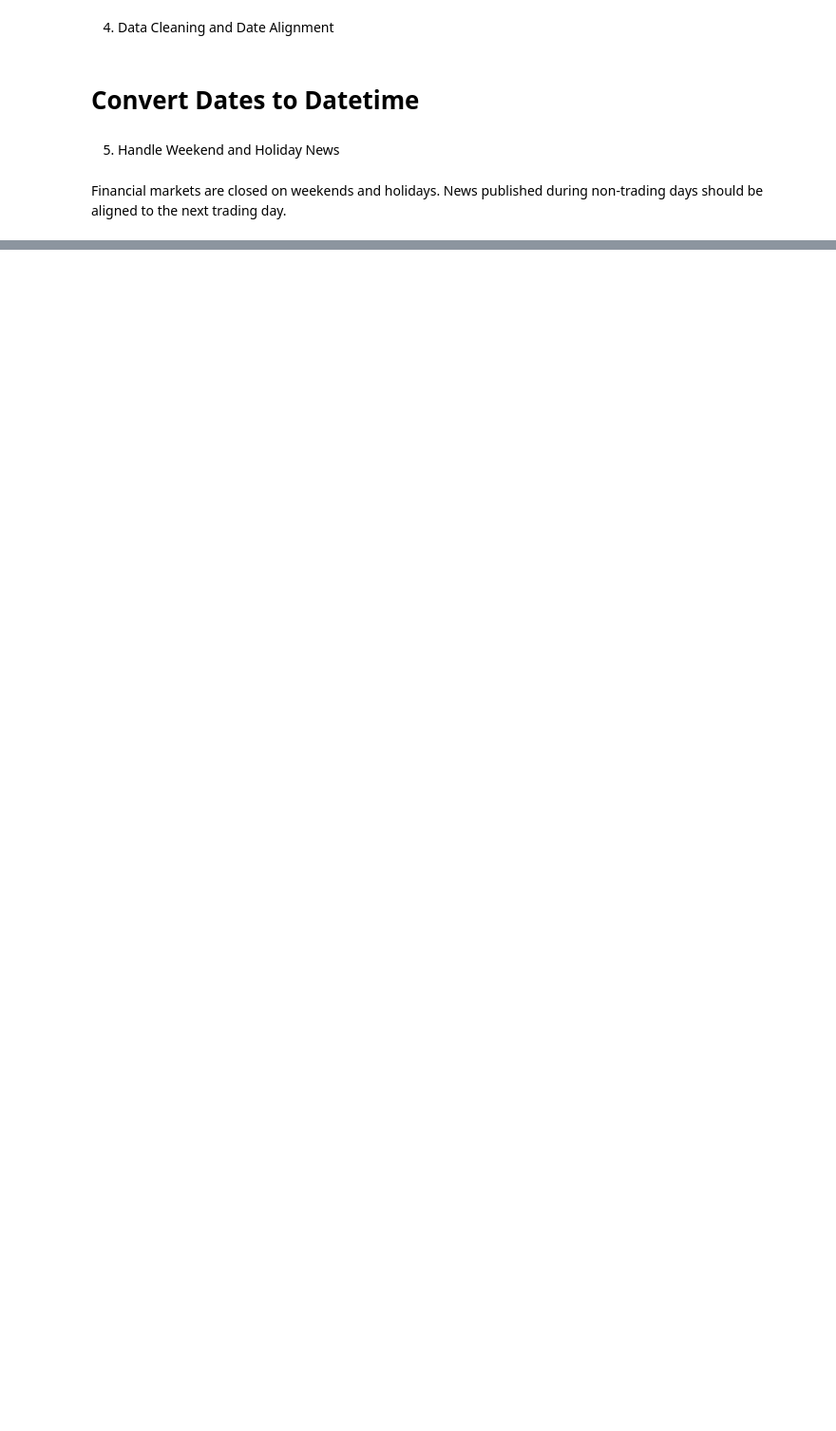
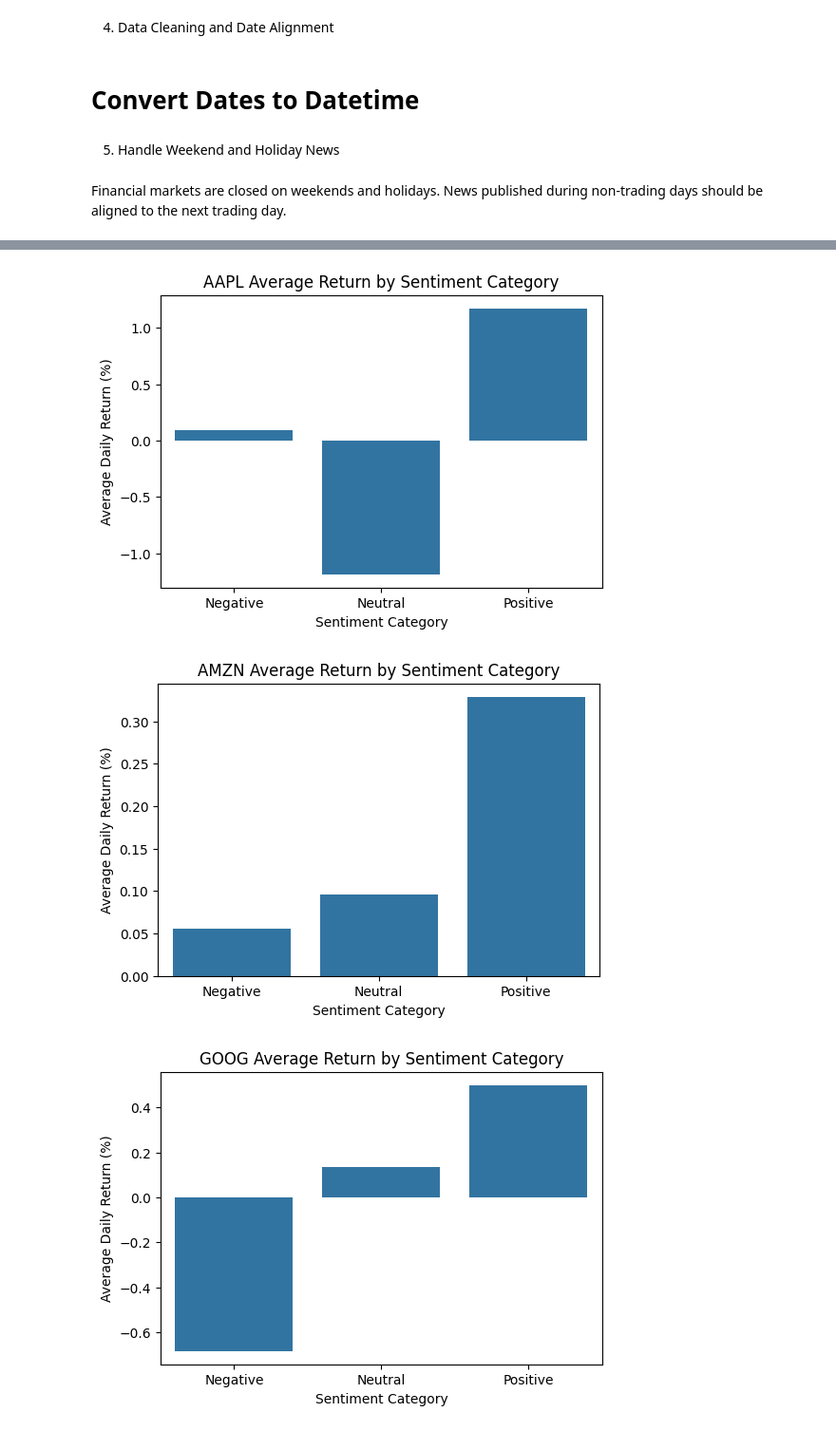
Before and after one commit to Lalisecf/news-sentiment-analysis-week1, a Jupyter notebook: notebooks/task_3_sentiment_stock_correlation.ipynb, the cells around one changed output, grey strips where cells are left out. Shown at 95% size. Cells and saved outputs as stored; diff of their text form; code cells hidden in the pictures; blank space fills up the shorter version.

```diff
--- a/notebooks/task_3_sentiment_stock_correlation.ipynb
+++ b/notebooks/task_3_sentiment_stock_correlation.ipynb
@@ -128,0 +225,8 @@ news_df['aligned_date'] = news_df['aligned_date'].apply(align_to_trading_day)
+# %%
+for stock, df in stock_datasets.items():
+
+    # Sort by date
+    df.sort_values('Date', inplace=True)
+
+    # Calculate daily returns
+    df['daily_return'] = df['Close'].pct_change() * 100
@@ -128,0 +511,40 @@ news_df['aligned_date'] = news_df['aligned_date'].apply(align_to_trading_day)
+# %%
+def classify_sentiment(score):
+
+    if score > 0.05:
+        return 'Positive'
+
+    elif score < -0.05:
+        return 'Negative'
+
+    else:
+        return 'Neutral'
+# %%
+for stock, merged_df in merged_results.items():
+
+    merged_df['sentiment_category'] = merged_df['sentiment_score'].apply(classify_sentiment)
+
+    # Average return per category
+    category_returns = (
+        merged_df.groupby('sentiment_category')['daily_return']
+        .mean()
+        .reset_index()
+    )
+
+    plt.figure(figsize=(6,4))
+
+    sns.barplot(
+        x='sentiment_category',
+        y='daily_return',
+        data=category_returns
+    )
+
+    plt.title(f"{stock} Average Return by Sentiment Category")
+    plt.xlabel("Sentiment Category")
+    plt.ylabel("Average Daily Return (%)")
+
+    plt.show()
+# %% [output]
+[figure, added]
+[figure, added]
+[figure, added]
```
Also changed, not shown: parts of 24 cells of this notebook.
